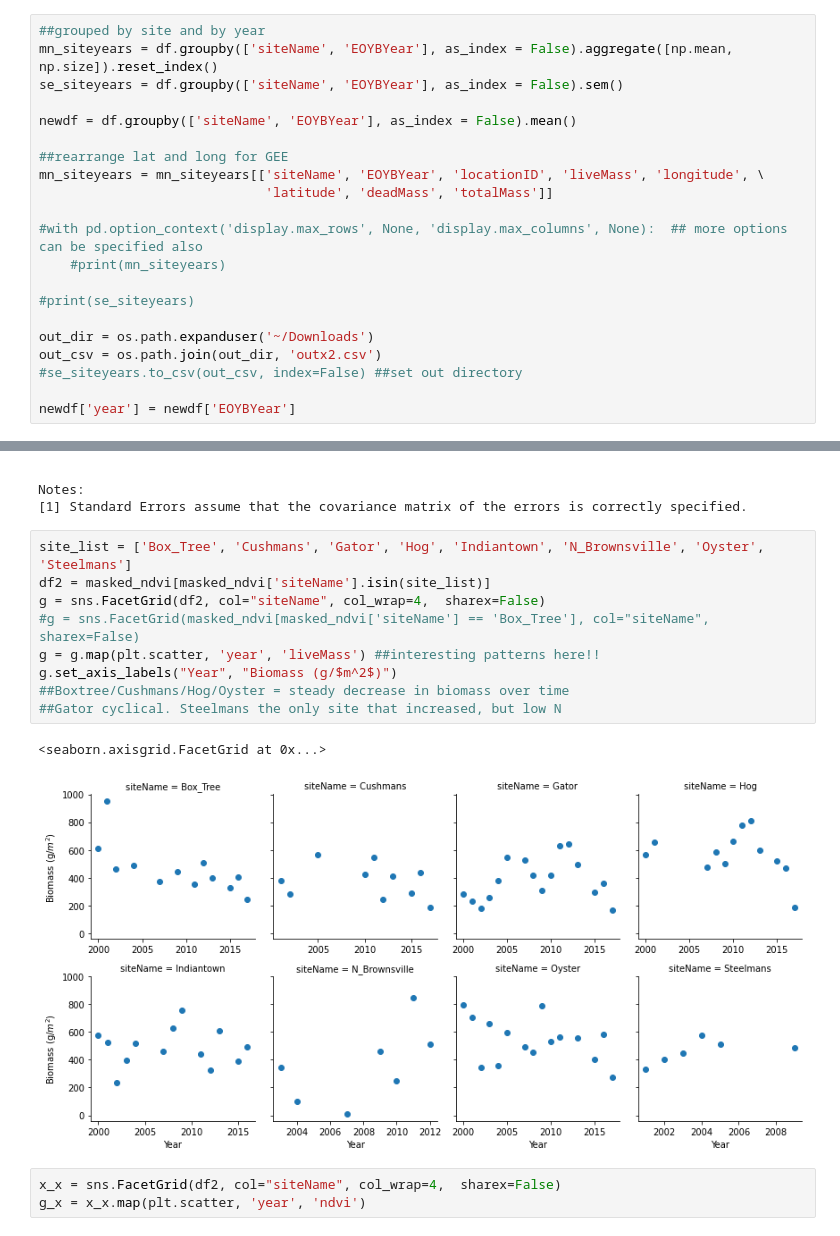
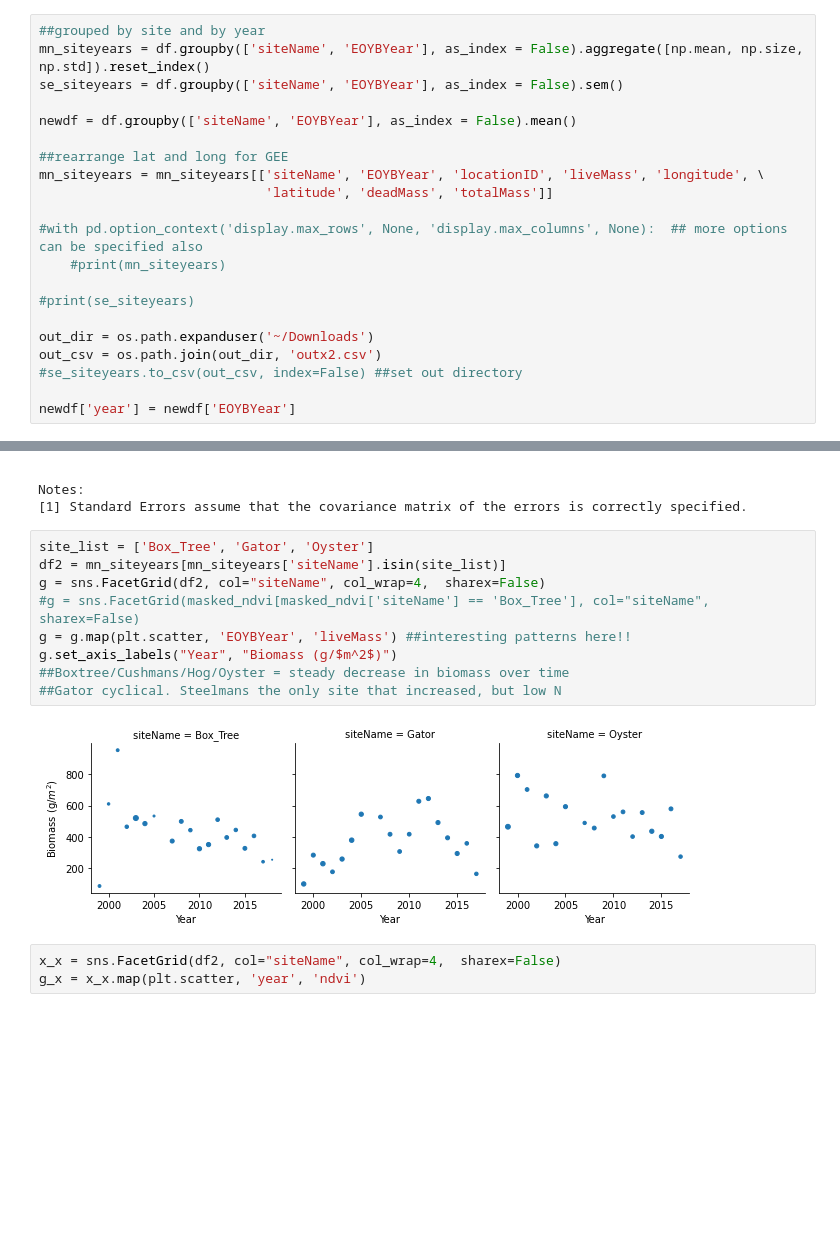
Before and after one commit to asajulien/PhD, a Jupyter notebook: Jupyter/Data exploration.ipynb, the cells around one changed output, grey strips where cells are left out. Saved outputs shown, nothing was run; the diff lists cells and outputs as text; blank space fills up the shorter version.

```diff
--- a/Jupyter/Data exploration.ipynb
+++ b/Jupyter/Data exploration.ipynb
@@ -46,7 +46,7 @@ df_means['Year'] = df_means['EOYBYear']
 #df_sem
 # %%
 ##grouped by site and by year
-mn_siteyears = df.groupby(['siteName', 'EOYBYear'], as_index = False).aggregate([np.mean, np.size]).reset_index()
+mn_siteyears = df.groupby(['siteName', 'EOYBYear'], as_index = False).aggregate([np.mean, np.size, np.std]).reset_index()
 se_siteyears = df.groupby(['siteName', 'EOYBYear'], as_index = False).sem()
 
 newdf = df.groupby(['siteName', 'EOYBYear'], as_index = False).mean()
@@ -200,17 +217,16 @@ Df Residuals:                      51   BIC:                             691.7
 Notes:
 [1] Standard Errors assume that the covariance matrix of the errors is correctly specified.
 # %%
-site_list = ['Box_Tree', 'Cushmans', 'Gator', 'Hog', 'Indiantown', 'N_Brownsville', 'Oyster', 'Steelmans']
-df2 = masked_ndvi[masked_ndvi['siteName'].isin(site_list)]
+site_list = ['Box_Tree', 'Gator', 'Oyster']
+df2 = mn_siteyears[mn_siteyears['siteName'].isin(site_list)]
 g = sns.FacetGrid(df2, col="siteName", col_wrap=4,  sharex=False)
 #g = sns.FacetGrid(masked_ndvi[masked_ndvi['siteName'] == 'Box_Tree'], col="siteName",  sharex=False)
-g = g.map(plt.scatter, 'year', 'liveMass') ##interesting patterns here!!
+g = g.map(plt.scatter, 'EOYBYear', 'liveMass') ##interesting patterns here!!
 g.set_axis_labels("Year", "Biomass (g/$m^2$)")
 ##Boxtree/Cushmans/Hog/Oyster = steady decrease in biomass over time
 ##Gator cyclical. Steelmans the only site that increased, but low N
 # %% [output]
-<seaborn.axisgrid.FacetGrid at 0x...>
-[figure, old version]
+[figure, new version]
 # %%
 x_x = sns.FacetGrid(df2, col="siteName", col_wrap=4,  sharex=False)
 g_x = x_x.map(plt.scatter, 'year', 'ndvi')
```
Also changed, not shown: parts of 4 cells of this notebook.
